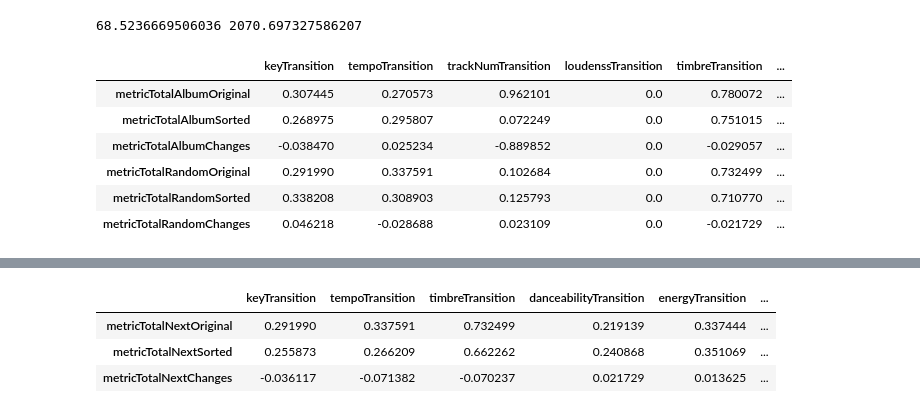
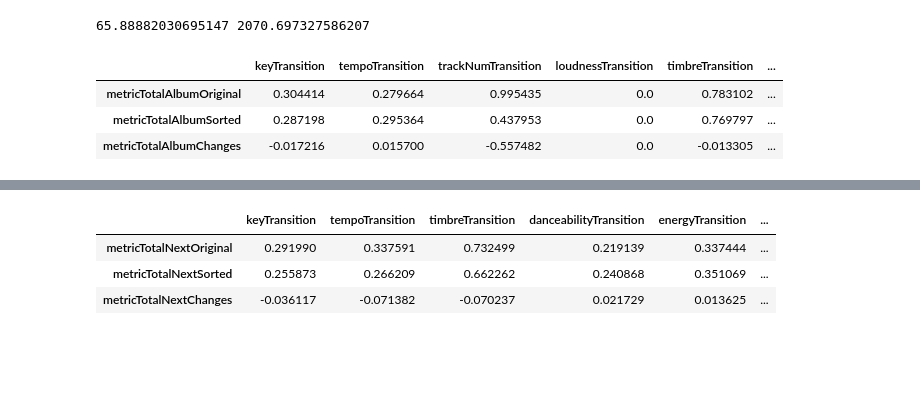
Before and after one commit to crispianm/SpotifySmartSort, a Jupyter notebook: playlist_testing.ipynb, the cells around one changed output, grey strips where cells are left out. Drawn from its saved outputs; the diff is of its cells as text; code cells hidden in the pictures; blank space fills up the shorter version.

Commit message:
evaluation bug fixes

```diff
--- a/playlist_testing.ipynb
+++ b/playlist_testing.ipynb
@@ -203,43 +325,44 @@ for playlist_id in playlist_ids_random:
 # %%
 print(np.mean(mean_squared_errors), np.mean(mean_squared_errors_random))
 
-evaluation_vector_titles = ['keyTransition', 'tempoTransition', 'trackNumTransition', 'loudenssTransition', 'timbreTransition',
+evaluation_vector_titles = ['keyTransition', 'tempoTransition', 'trackNumTransition', 'loudnessTransition', 'timbreTransition',
                             'danceabilityTransition', 'energyTransition', 'speechinessTransition','acousticnessTransition',
                             'instrumentalnessTransition', 'livenessTransition', 'valenceTransition']
 original_evals_df = pd.DataFrame.from_records(original_evals, columns=evaluation_vector_titles)
 sorted_evals_df = pd.DataFrame.from_records(sorted_evals, columns=evaluation_vector_titles)
 eval_changes_df = pd.DataFrame.from_records(eval_changes, columns=evaluation_vector_titles)
-original_evals_random_df = pd.DataFrame.from_records(original_evals_random, columns=evaluation_vector_titles)
-sorted_evals_random_df = pd.DataFrame.from_records(sorted_evals_random, columns=evaluation_vector_titles)
-eval_changes_random_df = pd.DataFrame.from_records(eval_changes_random, columns=evaluation_vector_titles)
+# original_evals_random_df = pd.DataFrame.from_records(original_evals_random, columns=evaluation_vector_titles)
+# sorted_evals_random_df = pd.DataFrame.from_records(sorted_evals_random, columns=evaluation_vector_titles)
+# eval_changes_random_df = pd.DataFrame.from_records(eval_changes_random, columns=evaluation_vector_titles)
+
+# original_evals_random_df.drop(columns = ['trackNumTransition', 'loudnessTransition'], axis = 1, inplace = True)
+# sorted_evals_random_df.drop(columns = ['trackNumTransition', 'loudnessTransition'], axis = 1, inplace = True)
+# eval_changes_random_df.drop(columns = ['trackNumTransition', 'loudnessTransition'], axis = 1, inplace = True)
 
 original_evals_df['trackTotal'] = original_evals_df.mean(numeric_only=True, axis=1)
 original_evals_df.loc['metricTotalAlbumOriginal'] = original_evals_df.mean(numeric_only=True, axis=0)
 sorted_evals_df['trackTotal'] = sorted_evals_df.mean(numeric_only=True, axis=1)
 sorted_evals_df.loc['metricTotalAlbumSorted'] = sorted_evals_df.mean(numeric_only=True, axis=0)
 eval_changes_df['trackTotal'] = eval_changes_df.mean(numeric_only=True, axis=1)
 eval_changes_df.loc['metricTotalAlbumChanges'] = eval_changes_df.mean(numeric_only=True, axis=0)
-original_evals_random_df['trackTotal'] = original_evals_random_df.mean(numeric_only=True, axis=1)
-original_evals_random_df.loc['metricTotalRandomOriginal'] = original_evals_random_df.mean(numeric_only=True, axis=0)
-sorted_evals_random_df['trackTotal'] = sorted_evals_random_df.mean(numeric_only=True, axis=1)
-sorted_evals_random_df.loc['metricTotalRandomSorted'] = sorted_evals_random_df.mean(numeric_only=True, axis=0)
-eval_changes_random_df['trackTotal'] = eval_changes_random_df.mean(numeric_only=True, axis=1)
-eval_changes_random_df.loc['metricTotalRandomChanges'] = eval_changes_random_df.mean(numeric_only=True, axis=0)
+# original_evals_random_df['trackTotal'] = original_evals_random_df.mean(numeric_only=True, axis=1)
+# original_evals_random_df.loc['metricTotalRandomOriginal'] = original_evals_random_df.mean(numeric_only=True, axis=0)
+# sorted_evals_random_df['trackTotal'] = sorted_evals_random_df.mean(numeric_only=True, axis=1)
+# sorted_evals_random_df.loc['metricTotalRandomSorted'] = sorted_evals_random_df.mean(numeric_only=True, axis=0)
+# eval_changes_random_df['trackTotal'] = eval_changes_random_df.mean(numeric_only=True, axis=1)
+# eval_changes_random_df.loc['metricTotalRandomChanges'] = eval_changes_random_df.mean(numeric_only=True, axis=0)
 
 evals_df = pd.DataFrame([original_evals_df.loc['metricTotalAlbumOriginal'],
                         sorted_evals_df.loc['metricTotalAlbumSorted'],
-                        eval_changes_df.loc['metricTotalAlbumChanges'],
-                        original_evals_random_df.loc['metricTotalRandomOriginal'],
-                        sorted_evals_random_df.loc['metricTotalRandomSorted'],
-                        eval_changes_random_df.loc['metricTotalRandomChanges']])
+                        eval_changes_df.loc['metricTotalAlbumChanges']])#,
+                        #original_evals_random_df.loc['metricTotalRandomOriginal'],
+                        #sorted_evals_random_df.loc['metricTotalRandomSorted'],
+                        #eval_changes_random_df.loc['metricTotalRandomChanges']])
 
 evals_df
 # %% [output]
-68.5236669506036 2070.697327586207
+65.88882030695147 2070.697327586207
-|  | keyTransition | tempoTransition | trackNumTransition | loudenssTransition | timbreTransition | ... |
-| metricTotalAlbumOriginal | 0.307445 | 0.270573 | 0.962101 | 0.0 | 0.780072 | ... |
-| metricTotalAlbumSorted | 0.268975 | 0.295807 | 0.072249 | 0.0 | 0.751015 | ... |
-| metricTotalAlbumChanges | -0.038470 | 0.025234 | -0.889852 | 0.0 | -0.029057 | ... |
-| metricTotalRandomOriginal | 0.291990 | 0.337591 | 0.102684 | 0.0 | 0.732499 | ... |
-| metricTotalRandomSorted | 0.338208 | 0.308903 | 0.125793 | 0.0 | 0.710770 | ... |
-| metricTotalRandomChanges | 0.046218 | -0.028688 | 0.023109 | 0.0 | -0.021729 | ... |
+|  | keyTransition | tempoTransition | trackNumTransition | loudnessTransition | timbreTransition | ... |
+| metricTotalAlbumOriginal | 0.304414 | 0.279664 | 0.995435 | 0.0 | 0.783102 | ... |
+| metricTotalAlbumSorted | 0.287198 | 0.295364 | 0.437953 | 0.0 | 0.769797 | ... |
+| metricTotalAlbumChanges | -0.017216 | 0.015700 | -0.557482 | 0.0 | -0.013305 | ... |
```
Also changed, not shown: parts of 8 cells of this notebook, 1 other file.
